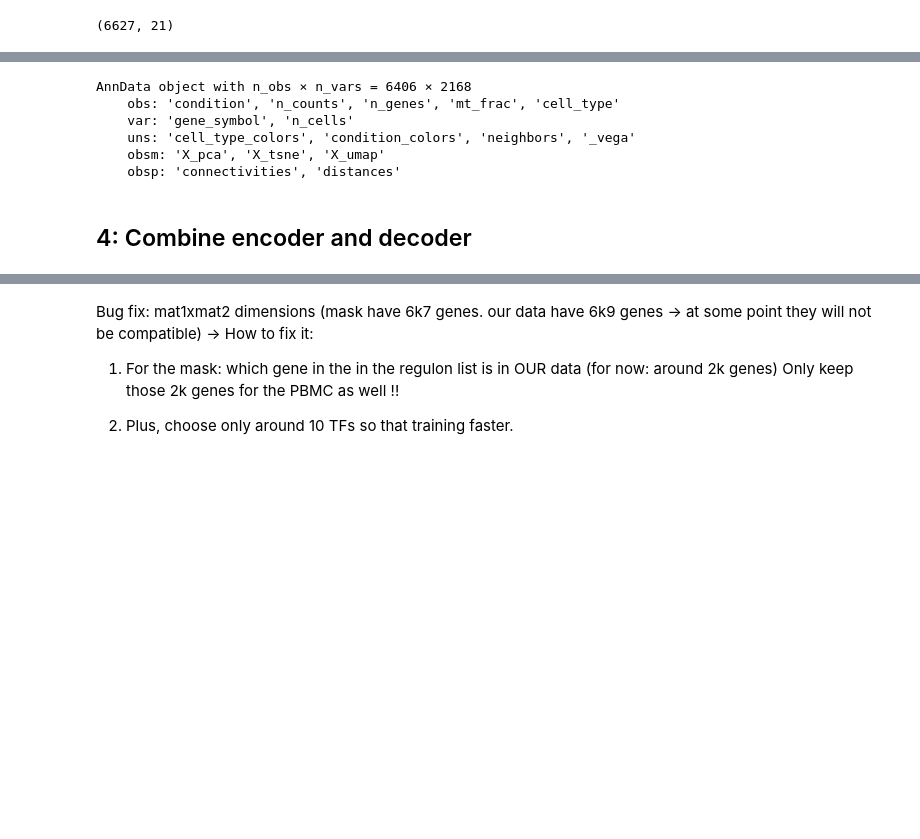
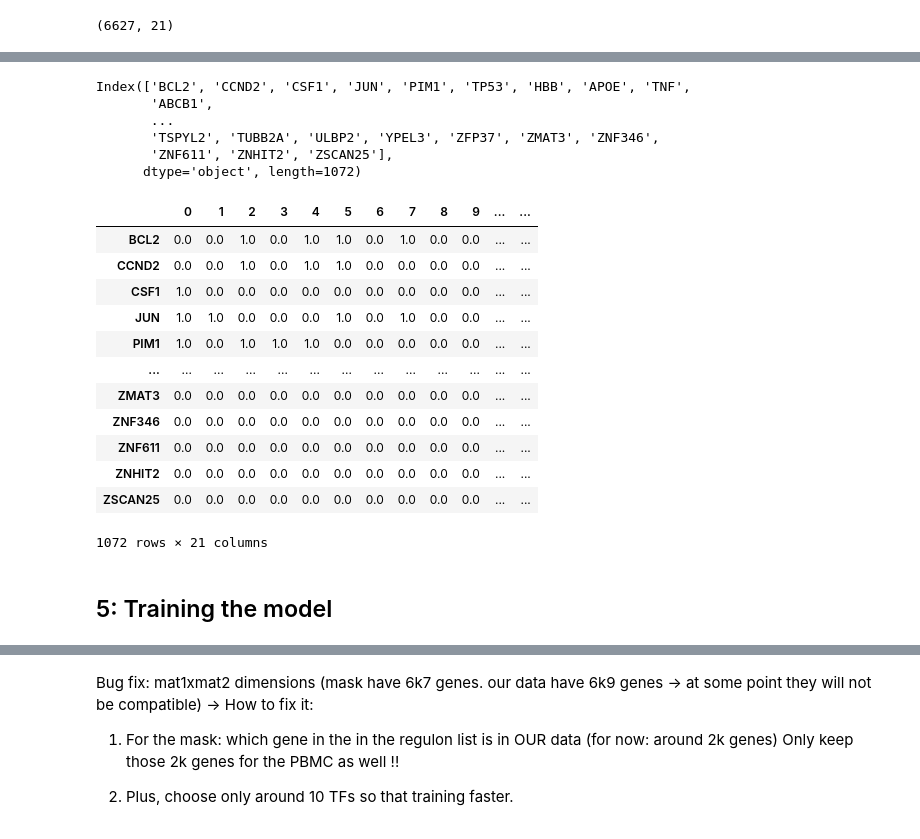
Before and after one commit to linhtrinh213/Interpretable_VAE_TF_regulons, a Jupyter notebook: base_model.ipynb, the cells around one changed output, grey strips where cells are left out. Saved outputs shown, nothing was run; the diff lists cells and outputs as text; code cells hidden in the pictures; blank space fills up the shorter version.

```diff
--- a/base_model.ipynb
+++ b/base_model.ipynb
@@ -235,2 +260,11 @@ filtered_mask_ctr.shape #2k genes, 11 (10 + 1)
+# %%
+filtered_mask_ctr_df.index
+# %% [output]
+Index(['BCL2', 'CCND2', 'CSF1', 'JUN', 'PIM1', 'TP53', 'HBB', 'APOE', 'TNF',
+       'ABCB1',
+       ...
+       'TSPYL2', 'TUBB2A', 'ULBP2', 'YPEL3', 'ZFP37', 'ZMAT3', 'ZNF346',
+       'ZNF611', 'ZNHIT2', 'ZSCAN25'],
+      dtype='object', length=1072)
 # %%
 # filter the genes in PBMC data
@@ -240,9 +272,16 @@ PBMC_control_filtered = PBMC_control[:, PBMC_control.var_names.isin(gene_keep)].
-# %%
-PBMC_control_filtered # 2k genes
-# %% [output]
-AnnData object with n_obs × n_vars = 6406 × 2168
-    obs: 'condition', 'n_counts', 'n_genes', 'mt_frac', 'cell_type'
-    var: 'gene_symbol', 'n_cells'
-    uns: 'cell_type_colors', 'condition_colors', 'neighbors', '_vega'
-    obsm: 'X_pca', 'X_tsne', 'X_umap'
-    obsp: 'connectivities', 'distances'
+# %%
+filtered_mask_ctr_df
+# %% [output]
+|  | 0 | 1 | 2 | 3 | 4 | 5 | 6 | 7 | 8 | 9 | ... | ... |
+| BCL2 | 0.0 | 0.0 | 1.0 | 0.0 | 1.0 | 1.0 | 0.0 | 1.0 | 0.0 | 0.0 | ... | ... |
+| CCND2 | 0.0 | 0.0 | 1.0 | 0.0 | 1.0 | 1.0 | 0.0 | 0.0 | 0.0 | 0.0 | ... | ... |
+| CSF1 | 1.0 | 0.0 | 0.0 | 0.0 | 0.0 | 0.0 | 0.0 | 0.0 | 0.0 | 0.0 | ... | ... |
+| JUN | 1.0 | 1.0 | 0.0 | 0.0 | 0.0 | 1.0 | 0.0 | 1.0 | 0.0 | 0.0 | ... | ... |
+| PIM1 | 1.0 | 0.0 | 1.0 | 1.0 | 1.0 | 0.0 | 0.0 | 0.0 | 0.0 | 0.0 | ... | ... |
+| ... | ... | ... | ... | ... | ... | ... | ... | ... | ... | ... | ... | ... |
+| ZMAT3 | 0.0 | 0.0 | 0.0 | 0.0 | 0.0 | 0.0 | 0.0 | 0.0 | 0.0 | 0.0 | ... | ... |
+| ZNF346 | 0.0 | 0.0 | 0.0 | 0.0 | 0.0 | 0.0 | 0.0 | 0.0 | 0.0 | 0.0 | ... | ... |
+| ZNF611 | 0.0 | 0.0 | 0.0 | 0.0 | 0.0 | 0.0 | 0.0 | 0.0 | 0.0 | 0.0 | ... | ... |
+| ZNHIT2 | 0.0 | 0.0 | 0.0 | 0.0 | 0.0 | 0.0 | 0.0 | 0.0 | 0.0 | 0.0 | ... | ... |
+| ZSCAN25 | 0.0 | 0.0 | 0.0 | 0.0 | 0.0 | 0.0 | 0.0 | 0.0 | 0.0 | 0.0 | ... | ... |
+1072 rows × 21 columns
@@ -330,8 +371,8 @@ class SparseLayerFunction(torch.autograd.Function):
             grad_bias = grad_output.sum(0).squeeze(0)
 
         return grad_input, grad_weight, grad_bias, grad_mask
-# %% [markdown]
-## 4: Combine encoder and decoder
+# %% [markdown]
+## 5: Training the model
 # %%
 # define class that combine encoder and decoder
 class VEGA(nn.Module):
```
Also changed, not shown: parts of 20 cells of this notebook.
